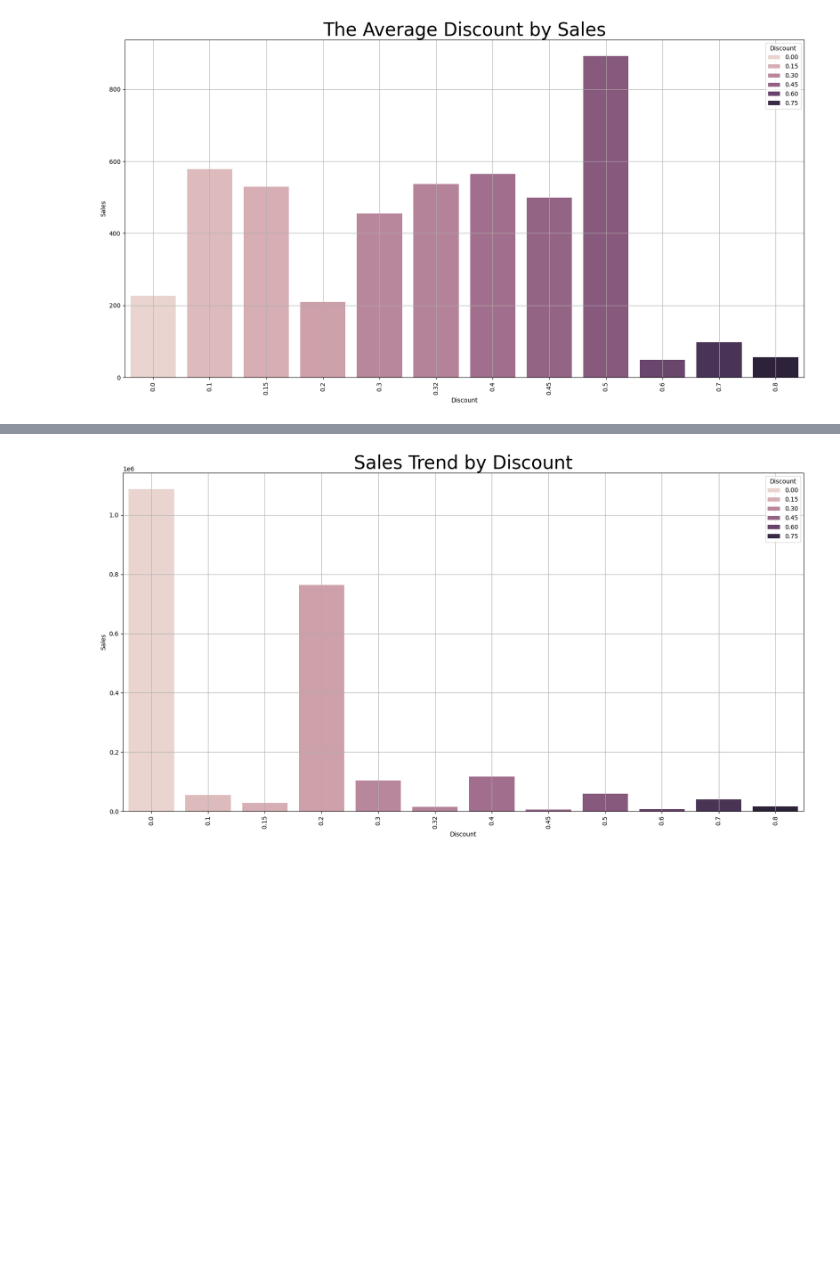
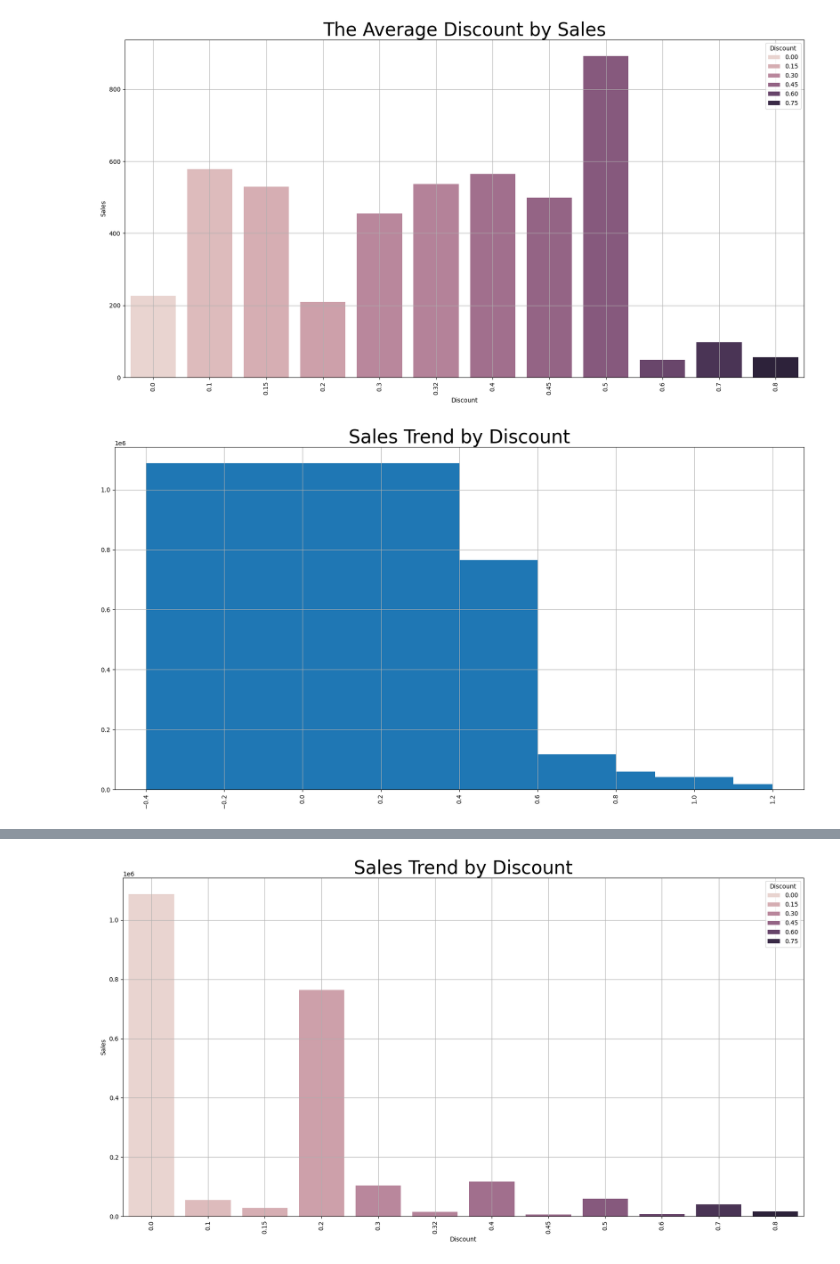
Before and after one commit to Saleh-Ahmed-Saleh/Superstore-Data-Analysis, a Jupyter notebook: Superstore Data Analysis.ipynb, the cells around one changed output, grey strips where cells are left out. Drawn from its saved outputs; the diff is of its cells as text; code cells hidden in the pictures; blank space fills up the shorter version.

```diff
--- a/Superstore Data Analysis.ipynb
+++ b/Superstore Data Analysis.ipynb
@@ -485,3 +570,18 @@ plt.grid()
 plt.show()
 # %% [output]
 [figure]
+# %%
+discount_group_by_sales=data.groupby(['Discount'],as_index=False)['Sales'].sum().sort_values(by='Sales', ascending=False)
+plt.figure(figsize=(20,10))
+
+plt.bar(discount_group_by_sales['Discount'], discount_group_by_sales['Sales'],linewidth=30)
+
+plt.xlabel='Discount'
+plt.ylabel='Sales'
+
+plt.xticks(rotation=90)
+plt.title('Sales Trend by Discount', size=30)
+plt.grid()
+plt.show()
+# %% [output]
+[figure, added]
```
Also changed, not shown: parts of 19 cells of this notebook.
